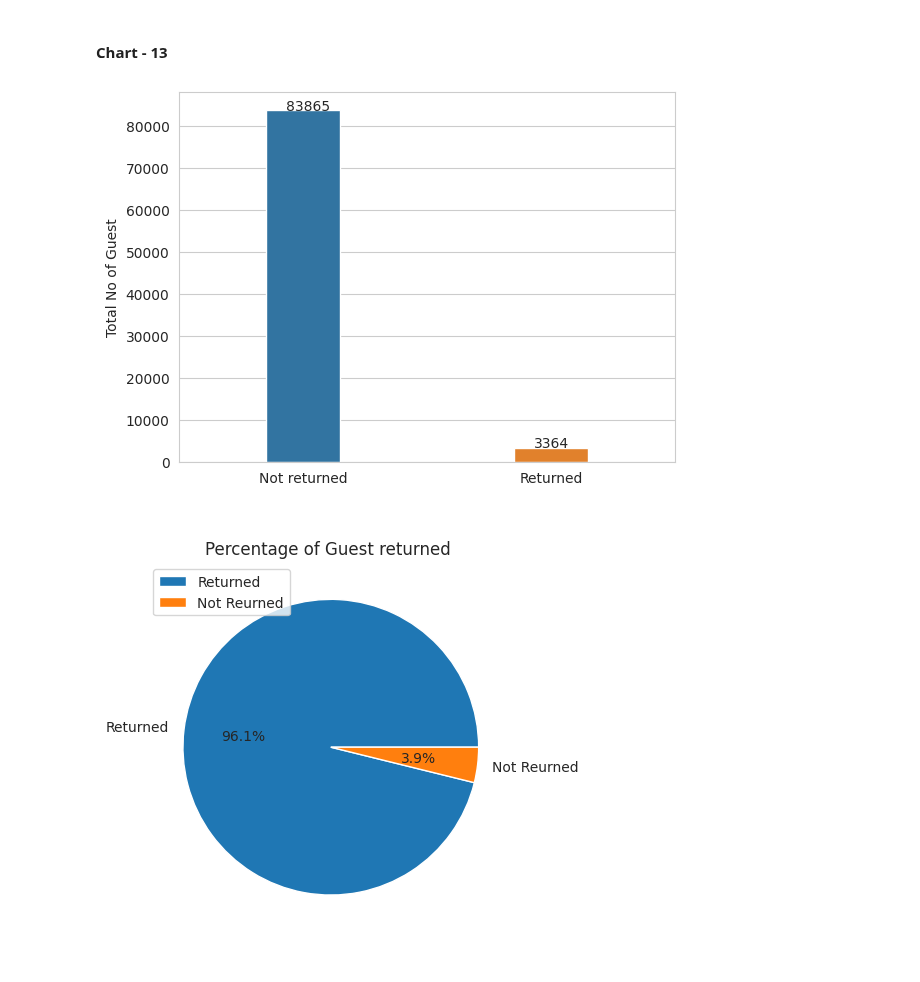
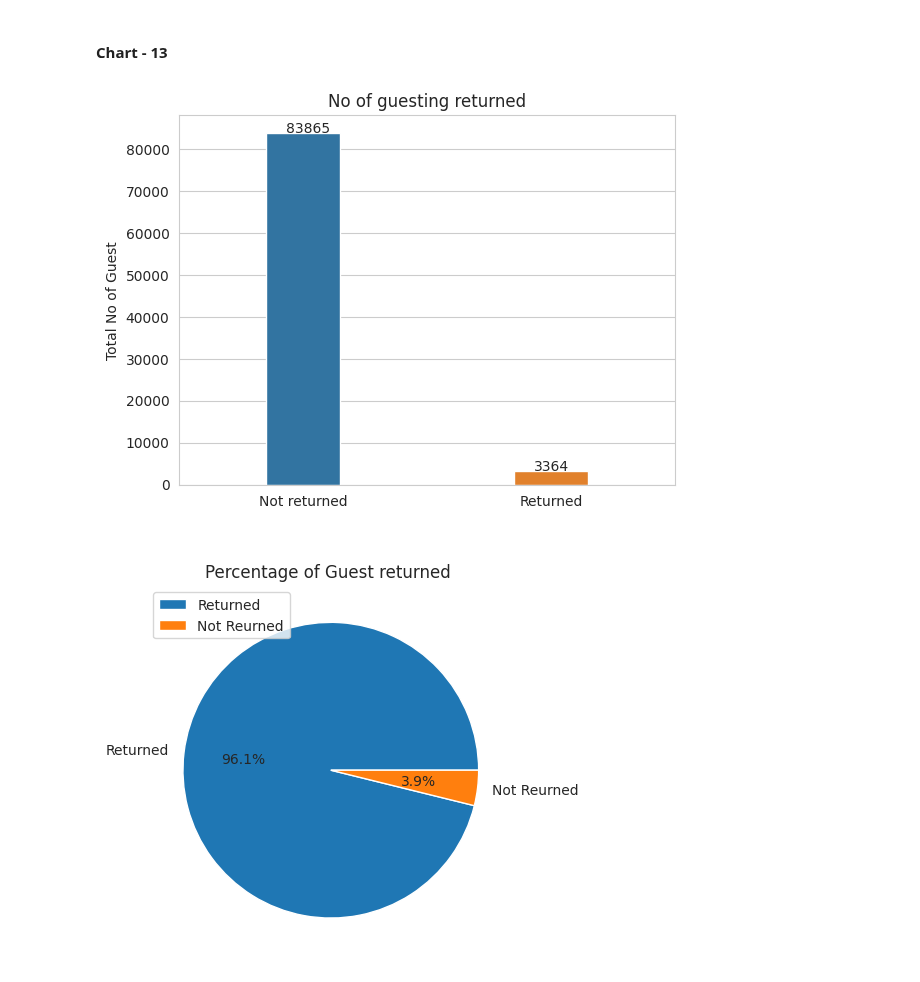
Before and after one commit to Hrishik-D/CapstoneProject_EDA_Hotel_Analysis, a Jupyter notebook: EDA_Hotel_Analysis_Individual.ipynb, the cells around one changed output. Saved outputs shown, nothing was run; the diff lists cells and outputs as text; code cells hidden in the pictures.

```diff
--- a/EDA_Hotel_Analysis_Individual.ipynb
+++ b/EDA_Hotel_Analysis_Individual.ipynb
@@ -827,18 +829,20 @@ Are there any insights that lead to negative growth? Justify with specific reaso
 
 c13 = df1.is_repeated_guest.value_counts().reset_index()
 # %%
+# NO of guest returned
 
 sns.barplot(data = c13, x='index', y= 'is_repeated_guest', width = 0.3)
 
-for index,data in enumerate(c13['is_repeated_guest']):
+for index,data in enumerate(c13['is_repeated_guest']):      # adding values of no of guest as text in the plot
   plt.text(index - 0.07, data, s =f'{data}')
 
-plt.xticks(c13['index'], labels = ["Not returned", "Returned"])
+plt.xticks(c13['index'], labels = ["Not returned", "Returned"])     # renaming the X-ticks
 plt.ylabel("Total No of Guest")
 plt.xlabel(" ")
+plt.title("No of guesting returned")
 plt.show()
 # %% [output]
-[figure, old version]
+[figure, new version]
 # %%
 plt.pie(c13['is_repeated_guest'], labels =['Returned','Not Reurned'], autopct = "%0.1f%%")
 plt.title("Percentage of Guest returned ")
```
Also changed, not shown: parts of 3 cells of this notebook.
